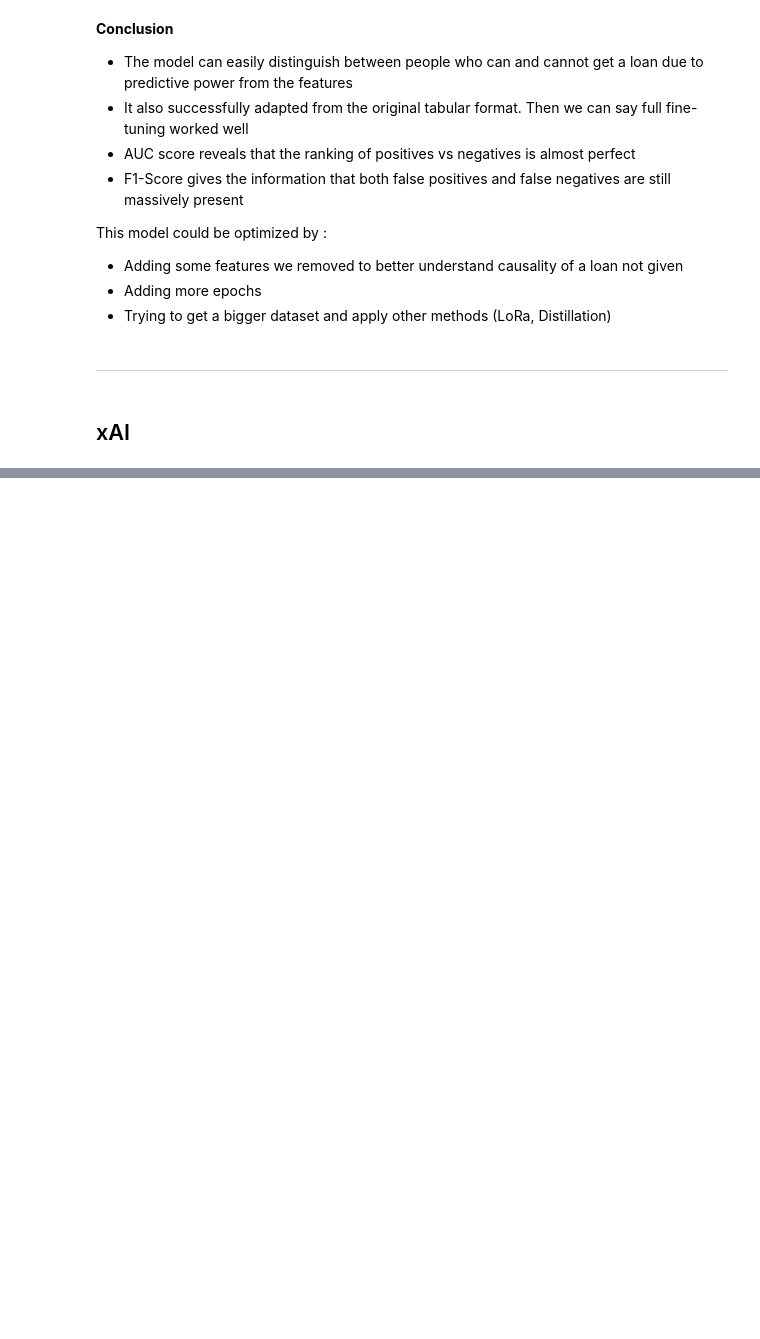
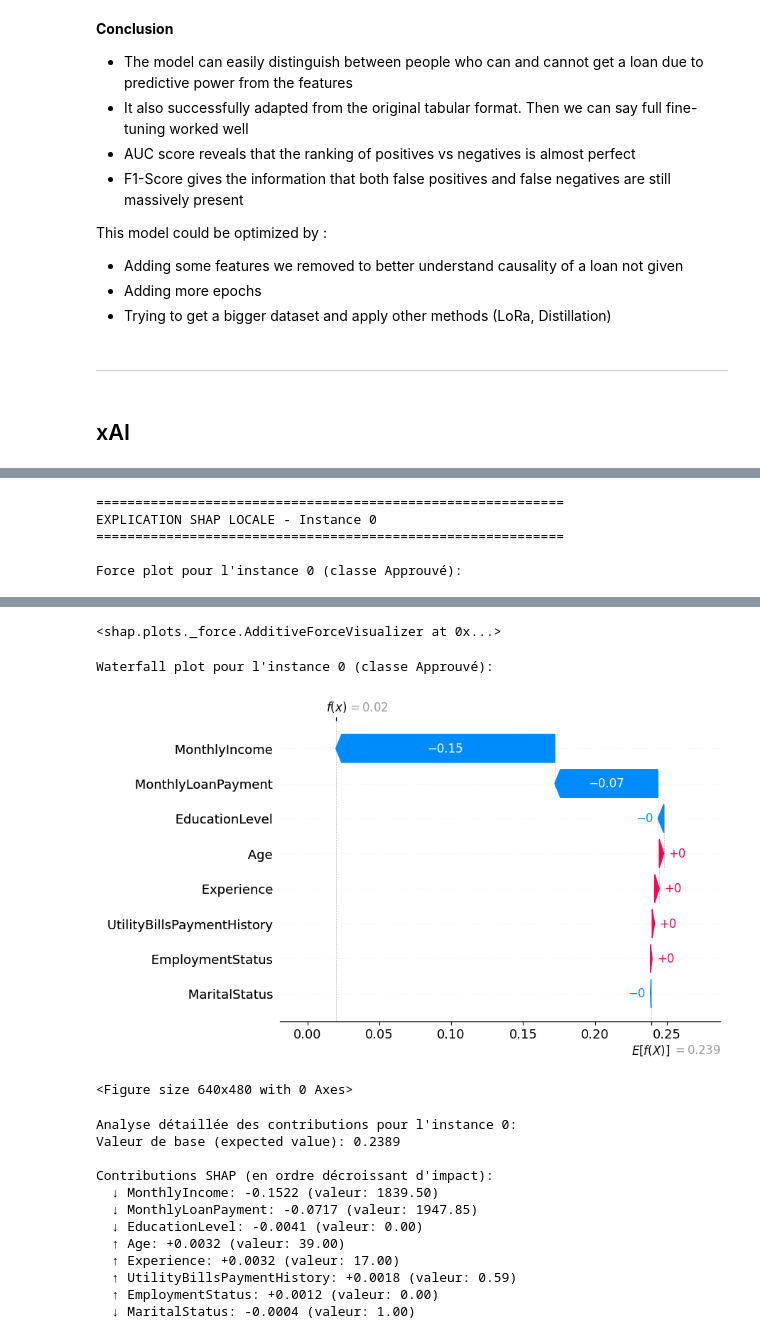
Before and after one commit to LouisDuv/ethical_AI_workflow, a Jupyter notebook: src/notebook.ipynb, the cells around one changed output, grey strips where cells are left out. Drawn from its saved outputs; the diff is of its cells as text; code cells hidden in the pictures; blank space fills up the shorter version.

```diff
--- a/src/notebook.ipynb
+++ b/src/notebook.ipynb
@@ -338,0 +581,46 @@ This model could be optimized by :
+# %%
+print("\n" + "=" * 60)
+print(f"EXPLICATION SHAP LOCALE - Instance {idx_instance}")
+print("=" * 60)
+
+# Force plot pour l'instance sélectionnée (classe 1 - Approuvé)
+print(f"\nForce plot pour l'instance {idx_instance} (classe Approuvé):")
+shap.initjs()
+force_plot = shap.force_plot(
+    explainer_shap.expected_value[1],  # valeur de base pour la classe 1
+    shap_values.values[idx_instance, :, 1],
+    X_test.iloc[idx_instance],
+    feature_names=X.columns.tolist()
+)
+shap.getjs()
+display(force_plot)
+
+# Waterfall plot pour une meilleure compréhension
+print(f"\nWaterfall plot pour l'instance {idx_instance} (classe Approuvé):")
+shap.plots._waterfall.waterfall_legacy(
+    explainer_shap.expected_value[1],
+    shap_values.values[idx_instance, :, 1],
+    X_test.iloc[idx_instance],
+    feature_names=X.columns.tolist()
+)
+plt.tight_layout()
+plt.show()
+
+# Analyse détaillée
+print(f"\nAnalyse détaillée des contributions pour l'instance {idx_instance}:")
+print(f"Valeur de base (expected value): {explainer_shap.expected_value[1]:.4f}")
+print("\nContributions SHAP (en ordre décroissant d'impact):")
+
+# Récupérer les contributions pour cette instance
+contributions = list(zip(X.columns, shap_values.values[idx_instance, :, 1]))
+contributions_sorted = sorted(contributions, key=lambda x: abs(x[1]), reverse=True)
+
+for feature, contribution in contributions_sorted:
+    direction = "↑" if contribution > 0 else "↓" if contribution < 0 else "—"
+    print(f"  {direction} {feature}: {contribution:+.4f} (valeur: {X_test.iloc[idx_instance][feature]:.2f})")
+# %% [output]
+============================================================
+EXPLICATION SHAP LOCALE - Instance 0
+============================================================
+
+Force plot pour l'instance 0 (classe Approuvé):
@@ -338,0 +628,16 @@ This model could be optimized by :
+<shap.plots._force.AdditiveForceVisualizer at 0x...>
+Waterfall plot pour l'instance 0 (classe Approuvé):
+[figure, added]
+<Figure size 640x480 with 0 Axes>
+Analyse détaillée des contributions pour l'instance 0:
+Valeur de base (expected value): 0.2389
+
+Contributions SHAP (en ordre décroissant d'impact):
+  ↓ MonthlyIncome: -0.1522 (valeur: 1839.50)
+  ↓ MonthlyLoanPayment: -0.0717 (valeur: 1947.85)
+  ↓ EducationLevel: -0.0041 (valeur: 0.00)
+  ↑ Age: +0.0032 (valeur: 39.00)
+  ↑ Experience: +0.0032 (valeur: 17.00)
+  ↑ UtilityBillsPaymentHistory: +0.0018 (valeur: 0.59)
+  ↑ EmploymentStatus: +0.0012 (valeur: 0.00)
+  ↓ MaritalStatus: -0.0004 (valeur: 1.00)
```
Also changed, not shown: parts of 17 cells of this notebook.
